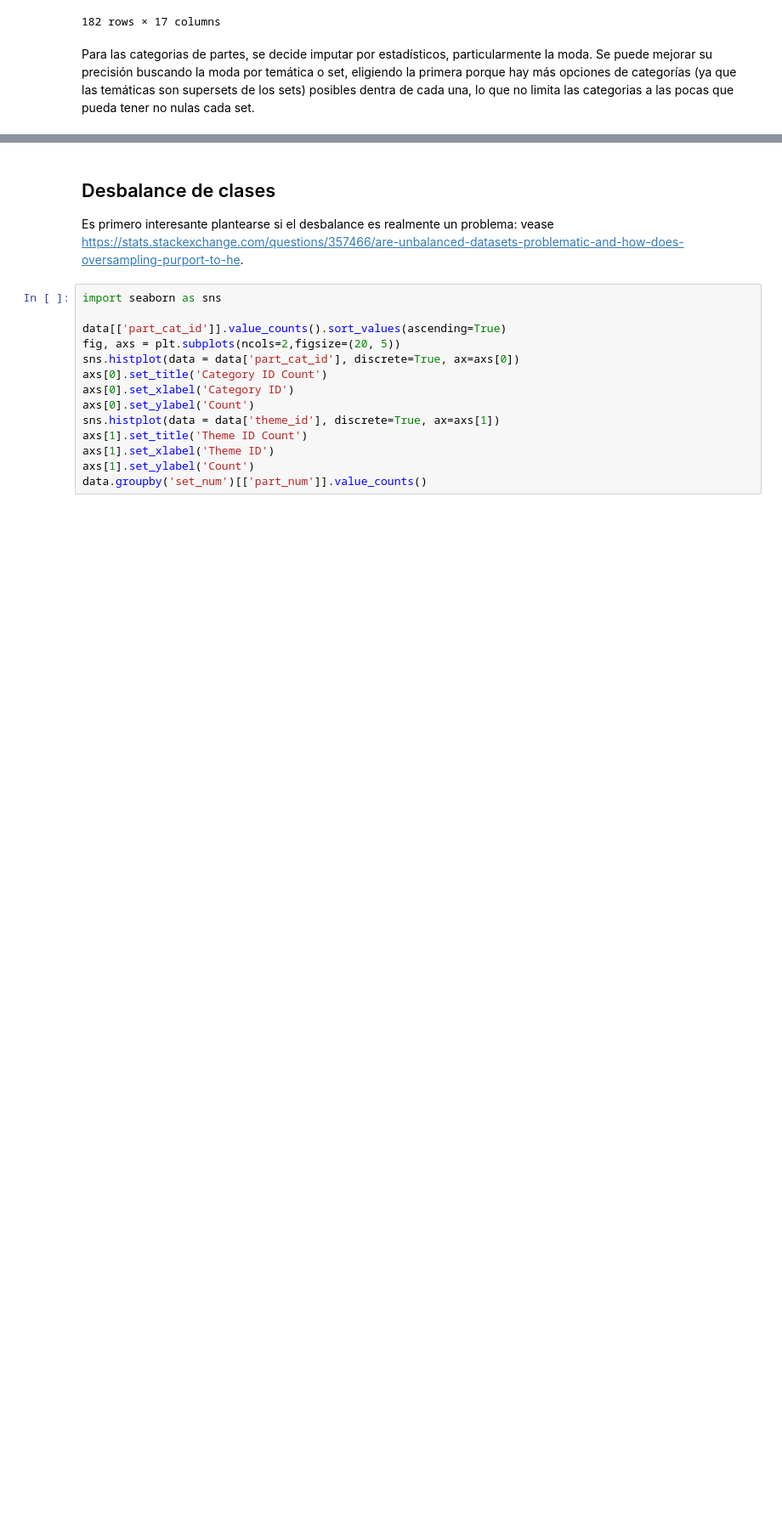
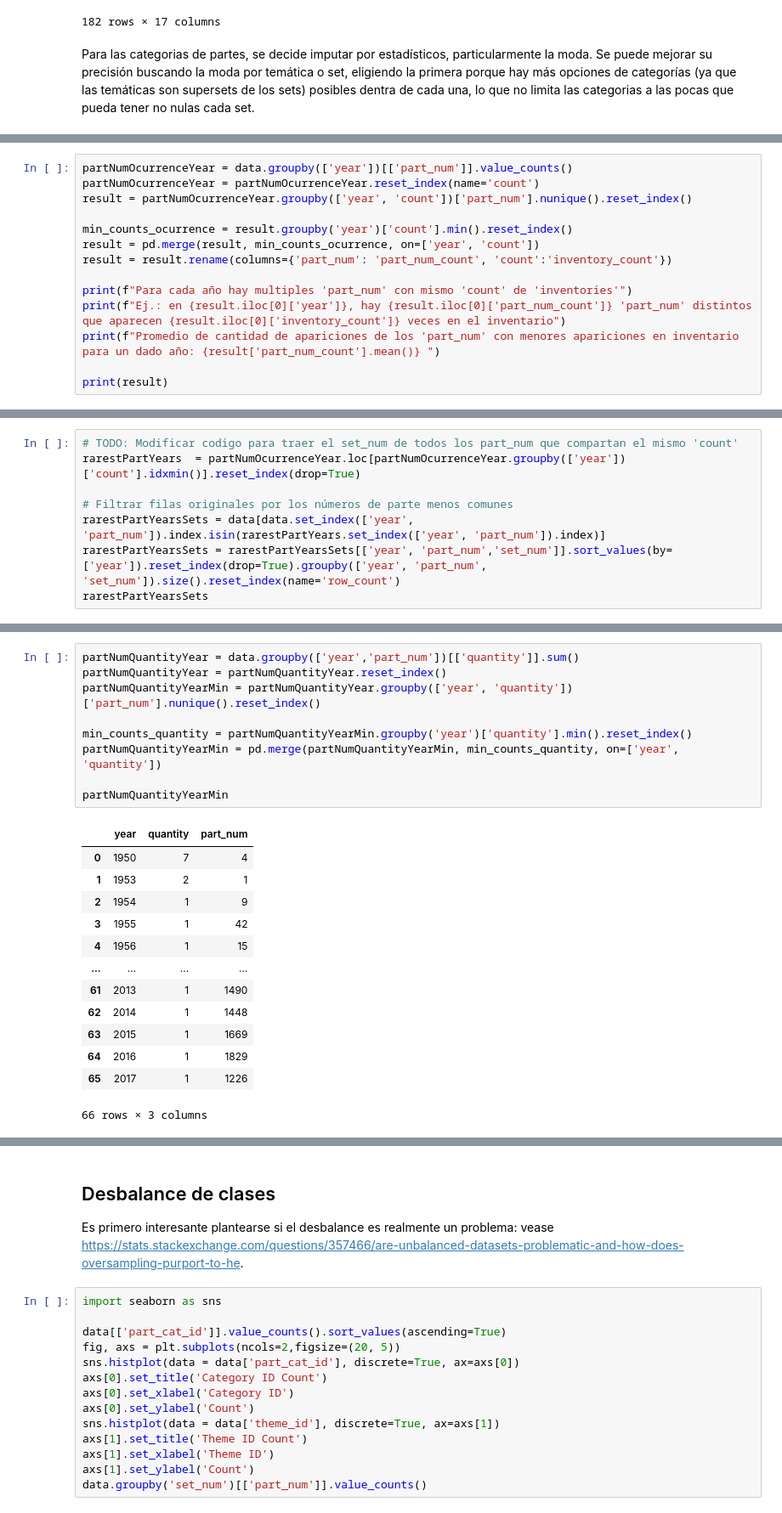
Before and after one commit to matias-herreros/ADD_Lego, a Jupyter notebook: EDA.ipynb, the cells around one changed output, grey strips where cells are left out. Shown at 85% size. Cells and saved outputs as stored; diff of their text form; blank space fills up the shorter version.

Commit message:
WIP: Analisis de rareza por quantity y color

```diff
--- a/EDA.ipynb
+++ b/EDA.ipynb
@@ -552,0 +534,14 @@ dtype: bool
+# %%
+partNumOcurrenceYear = data.groupby(['year'])[['part_num']].value_counts()
+partNumOcurrenceYear = partNumOcurrenceYear.reset_index(name='count')
+result = partNumOcurrenceYear.groupby(['year', 'count'])['part_num'].nunique().reset_index()
+
+min_counts_ocurrence = result.groupby('year')['count'].min().reset_index()
+result = pd.merge(result, min_counts_ocurrence, on=['year', 'count'])
+result = result.rename(columns={'part_num': 'part_num_count', 'count':'inventory_count'})
+
+print(f"Para cada año hay multiples 'part_num' con mismo 'count' de 'inventories'")
+print(f"Ej.: en {result.iloc[0]['year']}, hay {result.iloc[0]['part_num_count']} 'part_num' distintos que aparecen {result.iloc[0]['inventory_count']} veces en el inventario")
+print(f"Promedio de cantidad de apariciones de los 'part_num' con menores apariciones en inventario para un dado año: {result['part_num_count'].mean()} ")
+
+print(result)
@@ -552,0 +566,8 @@ dtype: bool
+# %%
+# TODO: Modificar codigo para traer el set_num de todos los part_num que compartan el mismo 'count'
+rarestPartYears  = partNumOcurrenceYear.loc[partNumOcurrenceYear.groupby(['year'])['count'].idxmin()].reset_index(drop=True)
+
+# Filtrar filas originales por los números de parte menos comunes
+rarestPartYearsSets = data[data.set_index(['year', 'part_num']).index.isin(rarestPartYears.set_index(['year', 'part_num']).index)]
+rarestPartYearsSets = rarestPartYearsSets[['year', 'part_num','set_num']].sort_values(by=['year']).reset_index(drop=True).groupby(['year', 'part_num', 'set_num']).size().reset_index(name='row_count')
+rarestPartYearsSets
@@ -552,0 +597,23 @@ dtype: bool
+# %%
+partNumQuantityYear = data.groupby(['year','part_num'])[['quantity']].sum()
+partNumQuantityYear = partNumQuantityYear.reset_index()
+partNumQuantityYearMin = partNumQuantityYear.groupby(['year', 'quantity'])['part_num'].nunique().reset_index()
+
+min_counts_quantity = partNumQuantityYearMin.groupby('year')['quantity'].min().reset_index()
+partNumQuantityYearMin = pd.merge(partNumQuantityYearMin, min_counts_quantity, on=['year', 'quantity'])
+
+partNumQuantityYearMin
+# %% [output]
+|  | year | quantity | part_num |
+| 0 | 1950 | 7 | 4 |
+| 1 | 1953 | 2 | 1 |
+| 2 | 1954 | 1 | 9 |
+| 3 | 1955 | 1 | 42 |
+| 4 | 1956 | 1 | 15 |
+| ... | ... | ... | ... |
+| 61 | 2013 | 1 | 1490 |
+| 62 | 2014 | 1 | 1448 |
+| 63 | 2015 | 1 | 1669 |
+| 64 | 2016 | 1 | 1829 |
+| 65 | 2017 | 1 | 1226 |
+66 rows × 3 columns
```
Also changed, not shown: parts of 13 cells of this notebook.
